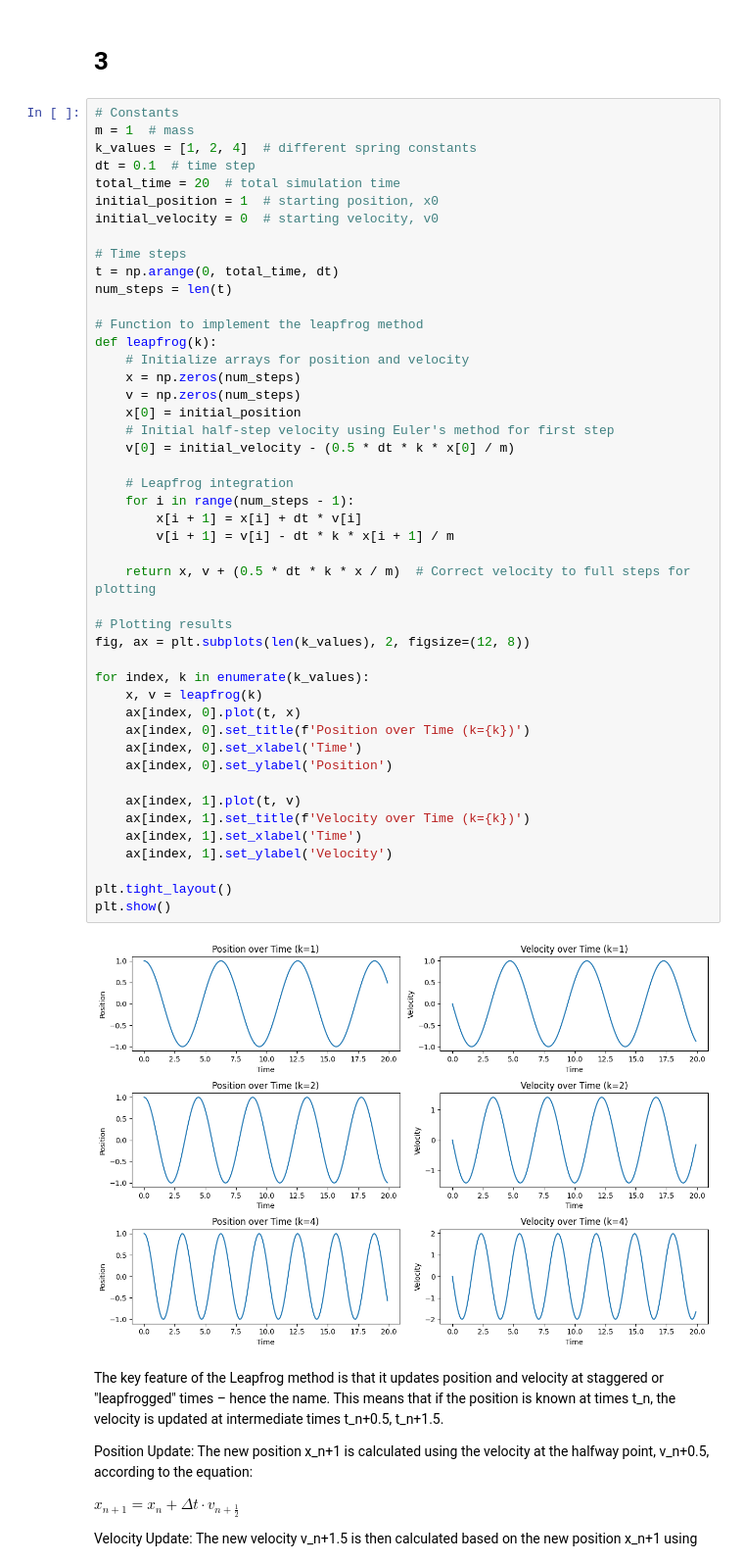
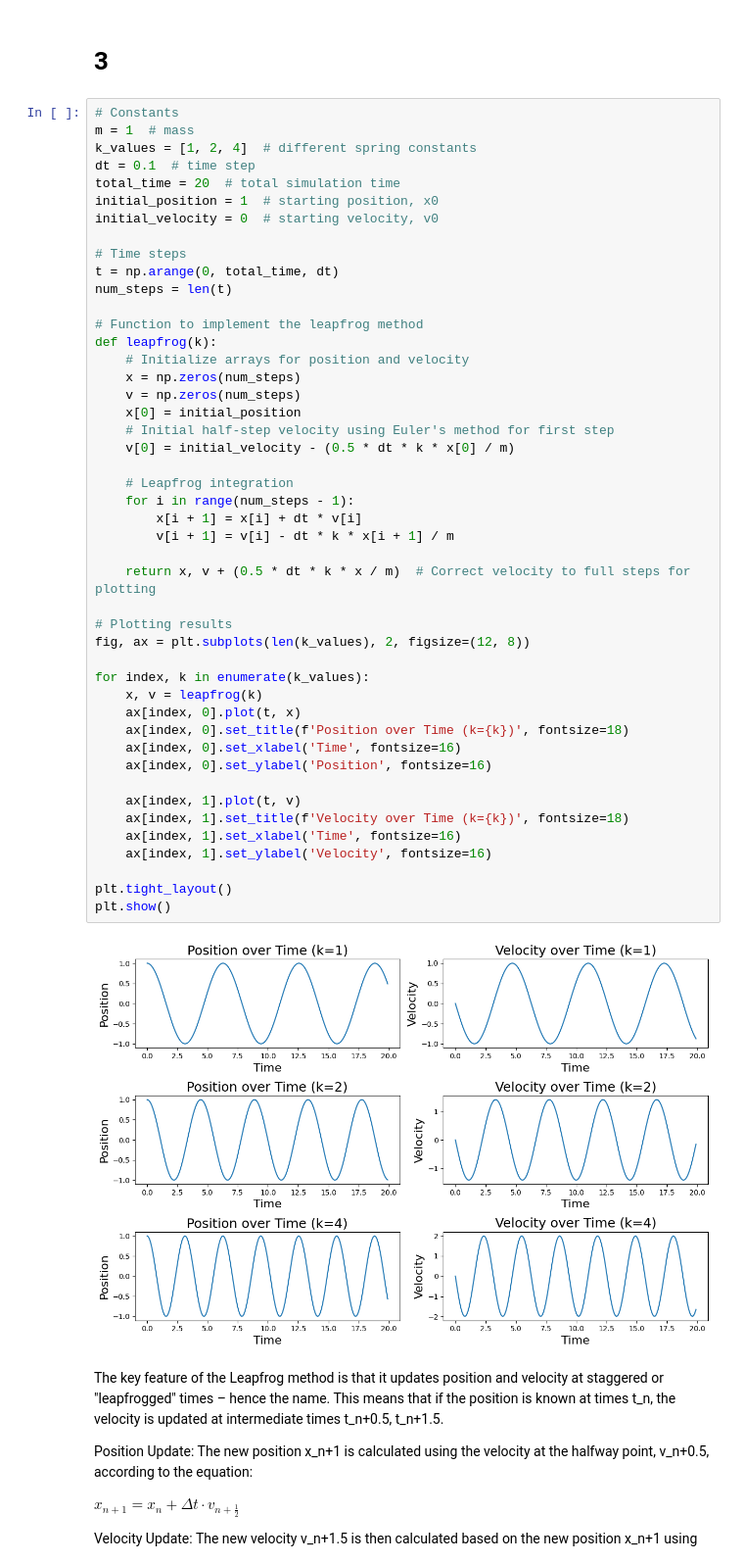
Before and after one commit to koenweverink/ScientificComputing, a Jupyter notebook: Set3_Sacha.ipynb, the cells around one changed output. Shown at 98% size. Drawn from its saved outputs; the diff is of its cells as text.

```diff
--- a/Set3_Sacha.ipynb
+++ b/Set3_Sacha.ipynb
@@ -746,40 +750,40 @@ t = np.arange(0, total_time, dt)
 num_steps = len(t)
 
 # Function to implement the leapfrog method
 def leapfrog(k):
     # Initialize arrays for position and velocity
     x = np.zeros(num_steps)
     v = np.zeros(num_steps)
     x[0] = initial_position
     # Initial half-step velocity using Euler's method for first step
     v[0] = initial_velocity - (0.5 * dt * k * x[0] / m)
 
     # Leapfrog integration
     for i in range(num_steps - 1):
         x[i + 1] = x[i] + dt * v[i]
         v[i + 1] = v[i] - dt * k * x[i + 1] / m
 
     return x, v + (0.5 * dt * k * x / m)  # Correct velocity to full steps for plotting
 
 # Plotting results
 fig, ax = plt.subplots(len(k_values), 2, figsize=(12, 8))
 
 for index, k in enumerate(k_values):
     x, v = leapfrog(k)
     ax[index, 0].plot(t, x)
-    ax[index, 0].set_title(f'Position over Time (k={k})')
-    ax[index, 0].set_xlabel('Time')
-    ax[index, 0].set_ylabel('Position')
+    ax[index, 0].set_title(f'Position over Time (k={k})', fontsize=18)
+    ax[index, 0].set_xlabel('Time', fontsize=16)
+    ax[index, 0].set_ylabel('Position', fontsize=16)
 
     ax[index, 1].plot(t, v)
-    ax[index, 1].set_title(f'Velocity over Time (k={k})')
-    ax[index, 1].set_xlabel('Time')
-    ax[index, 1].set_ylabel('Velocity')
+    ax[index, 1].set_title(f'Velocity over Time (k={k})', fontsize=18)
+    ax[index, 1].set_xlabel('Time', fontsize=16)
+    ax[index, 1].set_ylabel('Velocity', fontsize=16)
 
 plt.tight_layout()
 plt.show()
 # %% [output]
-[figure, old version]
+[figure, new version]
 # %% [markdown]
 The key feature of the Leapfrog method is that it updates position and velocity at staggered or "leapfrogged" times – hence the name. This means that if the position is known at times t_n, the velocity is updated at intermediate times t_n+0.5, t_n+1.5.
 
```
Also changed, not shown: parts of 6 cells of this notebook.
